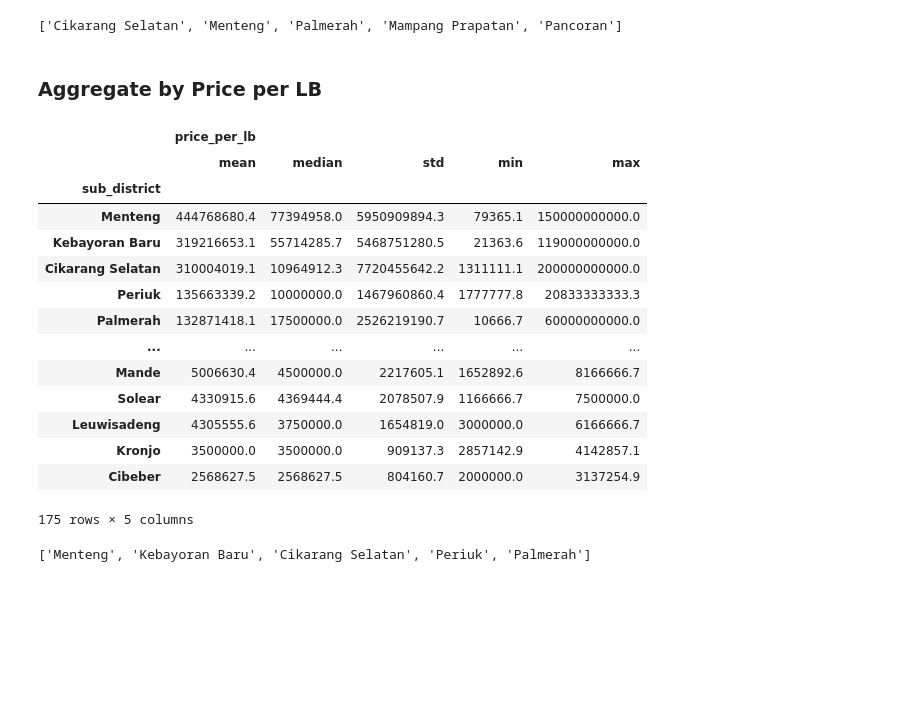
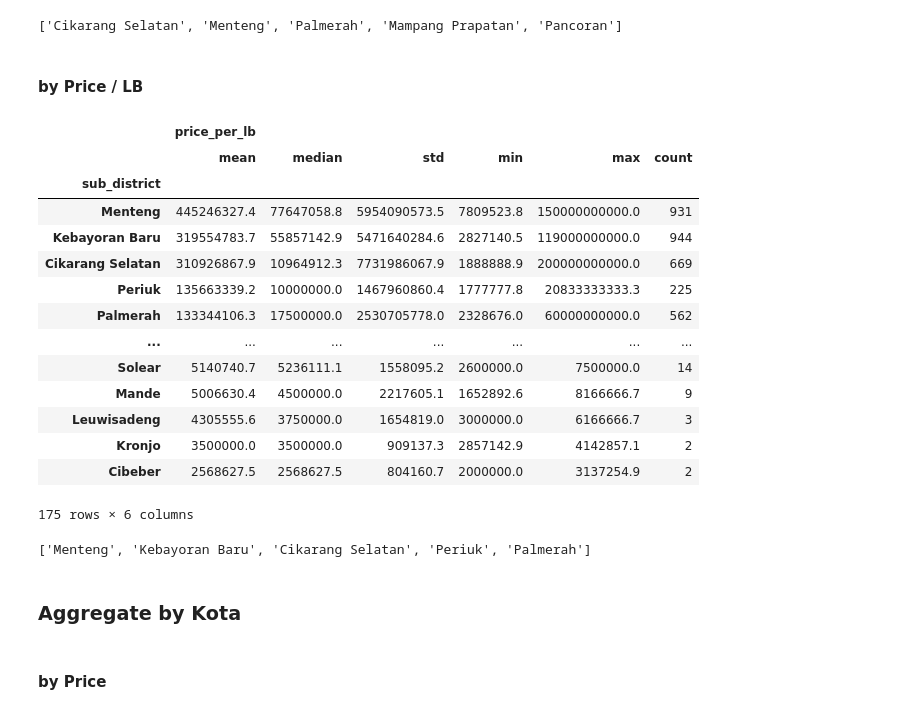
Before and after one commit to geraldabrhm/house-price-scrap-jabodetabek, a Jupyter notebook: analysis/notebook.ipynb, the cells around one changed output. Cells and saved outputs as stored; diff of their text form; code cells hidden in the pictures; blank space fills up the shorter version.

```diff
--- a/analysis/notebook.ipynb
+++ b/analysis/notebook.ipynb
@@ -107,0 +110,2 @@ df = df.drop(contain_sewa.index)
+# %%
+df = df[df['price'] >= 100_000_000]
@@ -108,3 +114,5 @@ df = df.drop(contain_sewa.index)
+# %%
+df['lb'] = df['lb'].abs()
 # %% [markdown]
 ## EDA
 # %% [markdown]
@@ -153,6 +161,6 @@ count_kecamatan.plot(kind='hist', bins=np.arange(0, 2000, 250), color='skyblue',
 df['price_per_lt'] = df['price'] / df['lt']
 df['price_per_lb'] = df['price'] / df['lb']
 # %%
-df = df[['location', 'sub_district', 'price', 'price_wording', 'lt', 'price_per_lt', 'lb', 'price_per_lb']]
+df = df[['location', 'sub_district', 'title', 'price', 'price_wording', 'lt', 'price_per_lt', 'lb', 'price_per_lb']]
 df.sample(5, random_state=16)
 # %% [output]
@@ -217,29 +227,33 @@ ordered_list_price_lt[:5]
 # %% [output]
 ['Cikarang Selatan', 'Menteng', 'Palmerah', 'Mampang Prapatan', 'Pancoran']
 # %% [markdown]
-### Aggregate by Price per LB
+#### by Price / LB
 # %%
-df_aggregate_price_lb = df.groupby('sub_district').agg({'price_per_lb': ['mean', 'median', 'std', 'min', 'max']})
+df_aggregate_price_lb = df.groupby('sub_district').agg({'price_per_lb': ['mean', 'median', 'std', 'min', 'max', 'count']})
 df_aggregate_price_lb = df_aggregate_price_lb.sort_values(by=('price_per_lb', 'mean'), ascending=False)
 df_aggregate_price_lb
 # %% [output]
-|  | price_per_lb |  |  |  |  |
-|  | mean | median | std | min | max |
-| sub_district |  |  |  |  |  |
-| Menteng | 444768680.4 | 77394958.0 | 5950909894.3 | 79365.1 | 150000000000.0 |
-| Kebayoran Baru | 319216653.1 | 55714285.7 | 5468751280.5 | 21363.6 | 119000000000.0 |
-| Cikarang Selatan | 310004019.1 | 10964912.3 | 7720455642.2 | 1311111.1 | 200000000000.0 |
-| Periuk | 135663339.2 | 10000000.0 | 1467960860.4 | 1777777.8 | 20833333333.3 |
-| Palmerah | 132871418.1 | 17500000.0 | 2526219190.7 | 10666.7 | 60000000000.0 |
-| ... | ... | ... | ... | ... | ... |
-| Mande | 5006630.4 | 4500000.0 | 2217605.1 | 1652892.6 | 8166666.7 |
-| Solear | 4330915.6 | 4369444.4 | 2078507.9 | 1166666.7 | 7500000.0 |
-| Leuwisadeng | 4305555.6 | 3750000.0 | 1654819.0 | 3000000.0 | 6166666.7 |
-| Kronjo | 3500000.0 | 3500000.0 | 909137.3 | 2857142.9 | 4142857.1 |
-| Cibeber | 2568627.5 | 2568627.5 | 804160.7 | 2000000.0 | 3137254.9 |
+|  | price_per_lb |  |  |  |  |  |
+|  | mean | median | std | min | max | count |
+| sub_district |  |  |  |  |  |  |
+| Menteng | 445246327.4 | 77647058.8 | 5954090573.5 | 7809523.8 | 150000000000.0 | 931 |
+| Kebayoran Baru | 319554783.7 | 55857142.9 | 5471640284.6 | 2827140.5 | 119000000000.0 | 944 |
+| Cikarang Selatan | 310926867.9 | 10964912.3 | 7731986067.9 | 1888888.9 | 200000000000.0 | 669 |
+| Periuk | 135663339.2 | 10000000.0 | 1467960860.4 | 1777777.8 | 20833333333.3 | 225 |
+| Palmerah | 133344106.3 | 17500000.0 | 2530705778.0 | 2328676.0 | 60000000000.0 | 562 |
+| ... | ... | ... | ... | ... | ... | ... |
+| Solear | 5140740.7 | 5236111.1 | 1558095.2 | 2600000.0 | 7500000.0 | 14 |
+| Mande | 5006630.4 | 4500000.0 | 2217605.1 | 1652892.6 | 8166666.7 | 9 |
+| Leuwisadeng | 4305555.6 | 3750000.0 | 1654819.0 | 3000000.0 | 6166666.7 | 3 |
+| Kronjo | 3500000.0 | 3500000.0 | 909137.3 | 2857142.9 | 4142857.1 | 2 |
+| Cibeber | 2568627.5 | 2568627.5 | 804160.7 | 2000000.0 | 3137254.9 | 2 |
-175 rows × 5 columns
+175 rows × 6 columns
 # %%
 ordered_list_price_lb = df_aggregate_price_lb['price_per_lb']['mean'].keys().tolist()
 ordered_list_price_lb[:5]
 # %% [output]
 ['Menteng', 'Kebayoran Baru', 'Cikarang Selatan', 'Periuk', 'Palmerah']
+# %% [markdown]
+### Aggregate by Kota
+# %% [markdown]
+#### by Price
```
Also changed, not shown: parts of 19 cells of this notebook.
